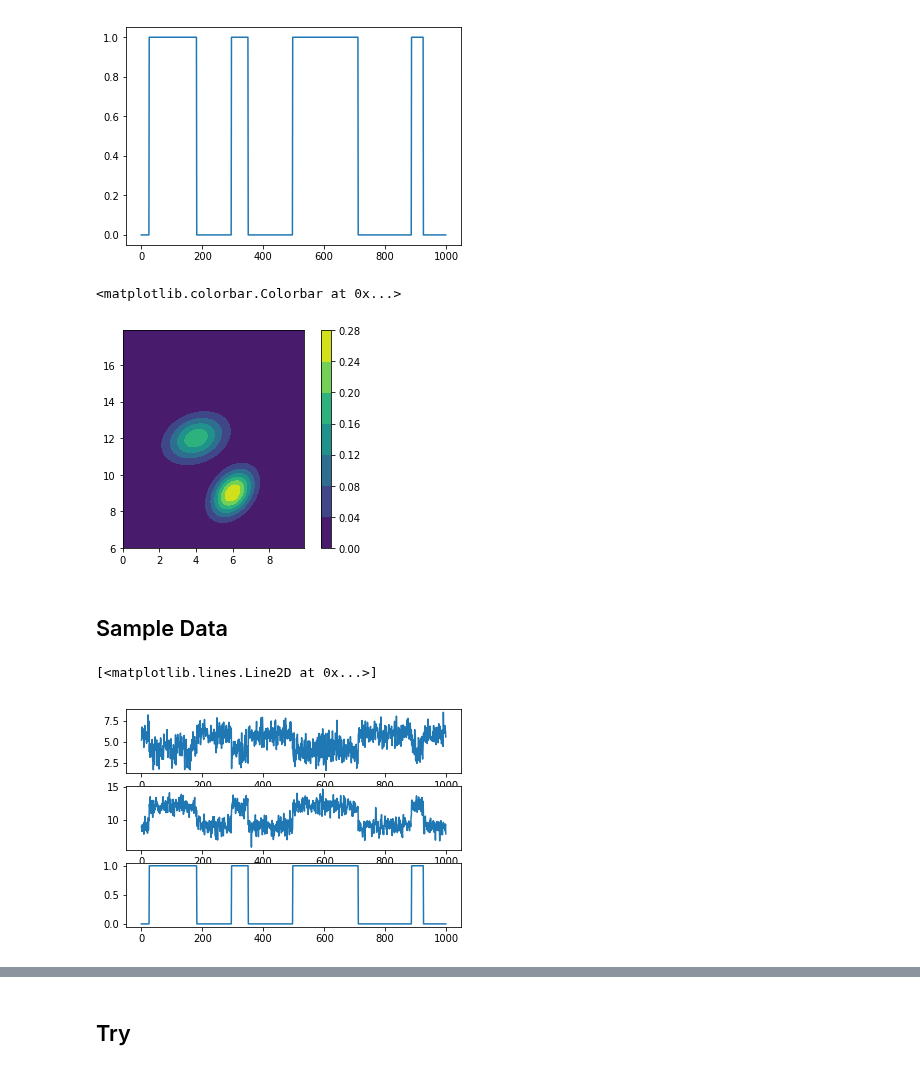
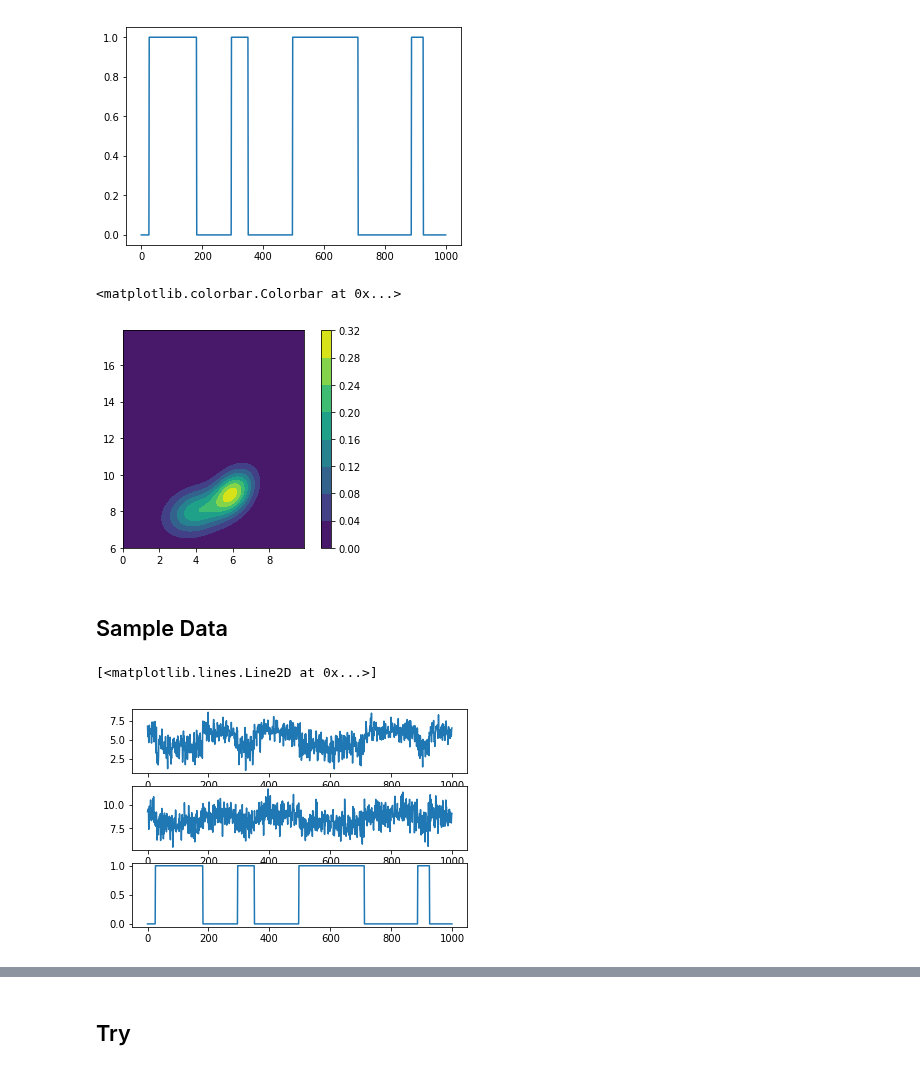
Before and after one commit to cgre-aachen/bayseg, a Jupyter notebook: notebooks/alex_prototyping.ipynb, the cells around one changed output, grey strips where cells are left out. Drawn from its saved outputs; the diff is of its cells as text; code cells hidden in the pictures.

```diff
--- a/notebooks/alex_prototyping.ipynb
+++ b/notebooks/alex_prototyping.ipynb
@@ -34,18 +34,18 @@ plt.plot(latent_1D);
 [figure]
 # %%
 c1 = scipy.stats.multivariate_normal([6,9], [[0.5625, 0.225],[0.225, 0.675]])
-c2 = scipy.stats.multivariate_normal([4,12], [[1.125, 0.225],[0.225, 0.675]])
+c2 = scipy.stats.multivariate_normal([4,8], [[1.125, 0.225],[0.225, 0.675]])
 
 x1, y1 = np.mgrid[-0:10:.1, 6:18:.1]
 pos = np.empty(x1.shape + (2,))
 pos[:, :, 0] = x1; pos[:, :, 1] = y1
 plt.contourf(x1, y1, c1.pdf(pos) + c2.pdf(pos)) # + c3.pdf(pos))
 ax = plt.gca()
 ax.set_aspect("equal")
 plt.colorbar()
 # %% [output]
 <matplotlib.colorbar.Colorbar at 0x...>
-[figure, old version]
+[figure, new version]
 # %% [markdown]
 ## Sample Data
 # %%
@@ -63,7 +63,7 @@ ax[1].plot(obs[:,1])
 ax[2].plot(latent_1D)
 # %% [output]
 [<matplotlib.lines.Line2D at 0x...>]
-[figure, old version]
+[figure, new version]
 # %%
 plt.contourf(x1, y1, c1.pdf(pos) + c2.pdf(pos)) # + c3.pdf(pos))
 ax = plt.gca()
```
Also changed, not shown: parts of 18 cells of this notebook, 13 other files.
